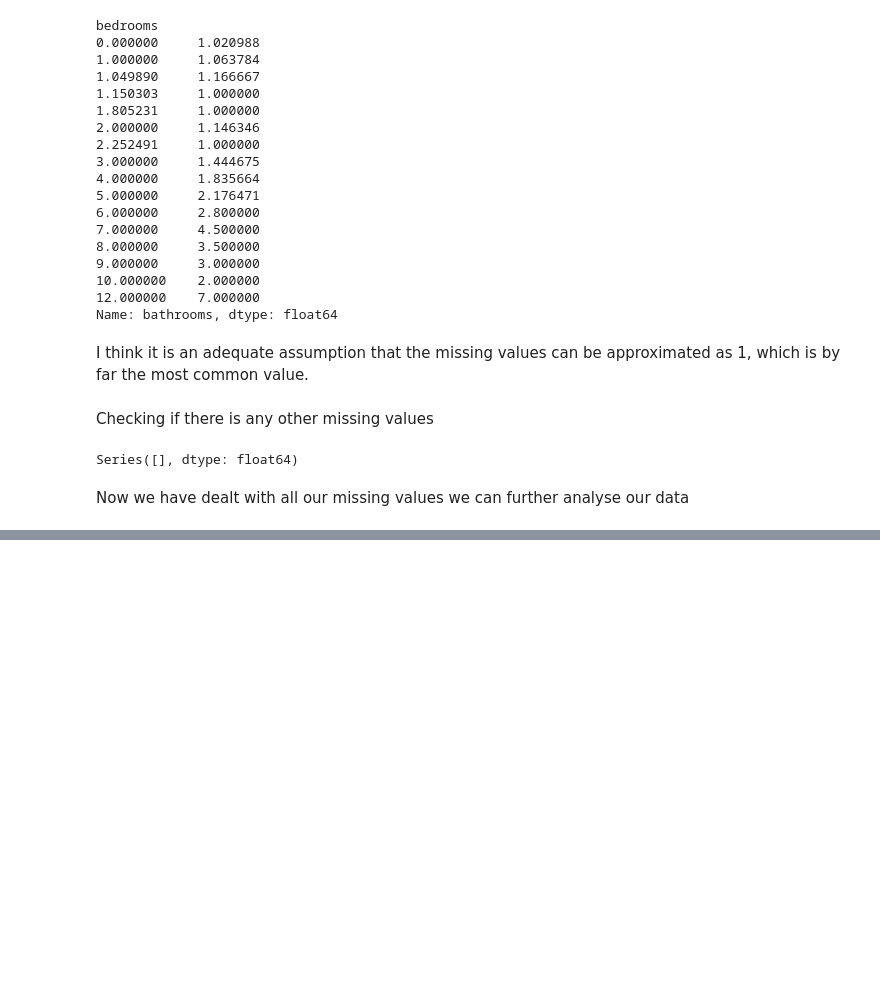
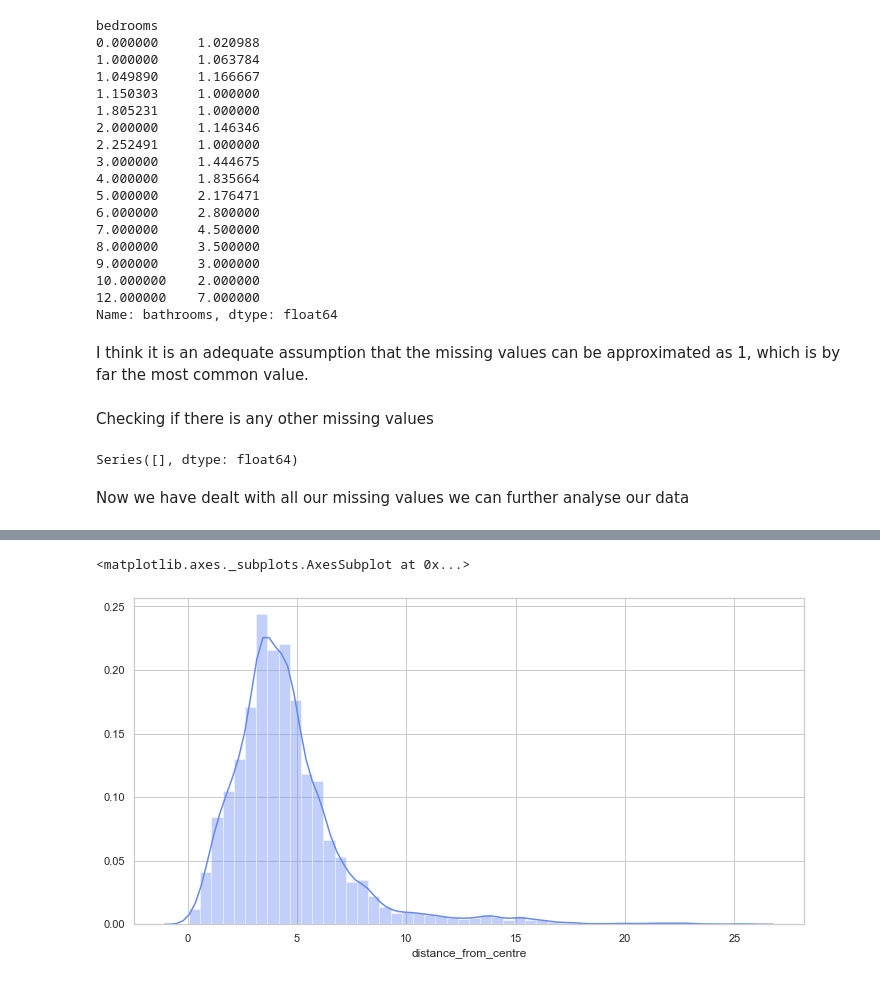
Before and after one commit to nickhill97/berlin_airbnb, a Jupyter notebook: notebooks/eda.ipynb, the cells around one changed output, grey strips where cells are left out. Drawn from its saved outputs; the diff is of its cells as text; code cells hidden in the pictures; blank space fills up the shorter version.

```diff
--- a/notebooks/eda.ipynb
+++ b/notebooks/eda.ipynb
@@ -923,0 +909,22 @@ Now we have dealt with all our missing values we can further analyse our data
+# %%
+def longlat_to_km(origin, destination):
+    """
+    Function that computes the distance between two (lat, long) points.
+    """
+    radius = 6371 # km
+    lat1, long1 = origin
+    lat2, long2 = destination
+
+    dlat = radians(lat2 - lat1)
+    dlong = radians(long2 - long1)
+
+    a = sin(dlat / 2)**2 + cos(radians(lat1)) * cos(radians(lat2)) * sin(dlong / 2)**2
+    c = 2 * atan2(sqrt(a), sqrt(1 - a))
+    distance = radius * c
+
+    return distance
+# %%
+berlin_centre = (52.5200, 13.4050) # Coordinates found from google
+listings_df["distance_from_centre"] = listings_df.apply(
+    lambda listing: longlat_to_km((listing["latitude"], listing["longitude"]), berlin_centre), axis=1
+)
@@ -923,0 +933,2 @@ Now we have dealt with all our missing values we can further analyse our data
+# %%
+listings_df.drop(["latitude", "longitude"], axis=1, inplace=True)
@@ -923,0 +949,6 @@ Now we have dealt with all our missing values we can further analyse our data
+# %%
+plt.figure(figsize=(12,6))
+sns.distplot(listings_df["distance_from_centre"])
+# %% [output]
+<matplotlib.axes._subplots.AxesSubplot at 0x...>
+[figure, added]
```
Also changed, not shown: parts of 51 cells of this notebook, 1 other file.
